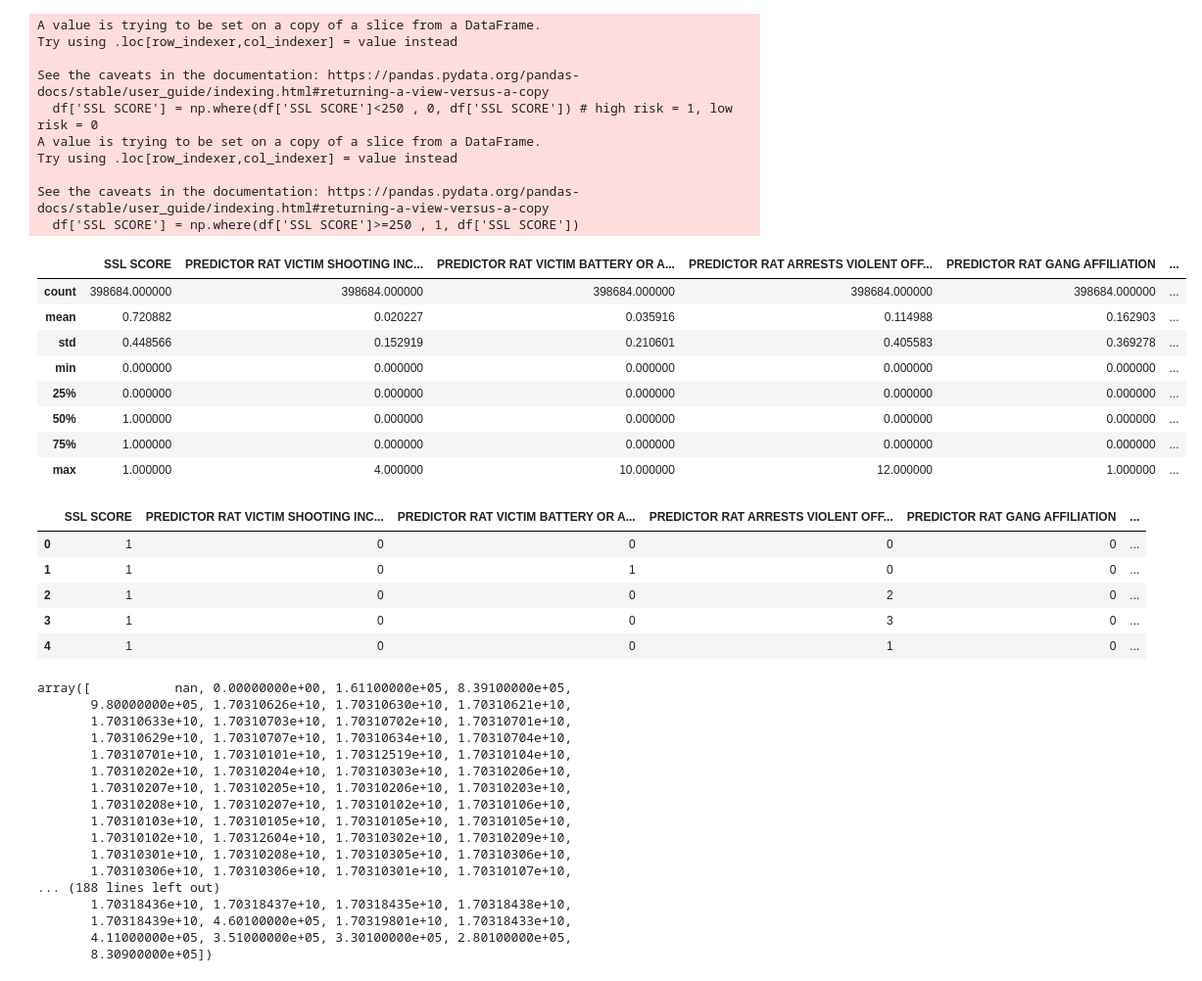
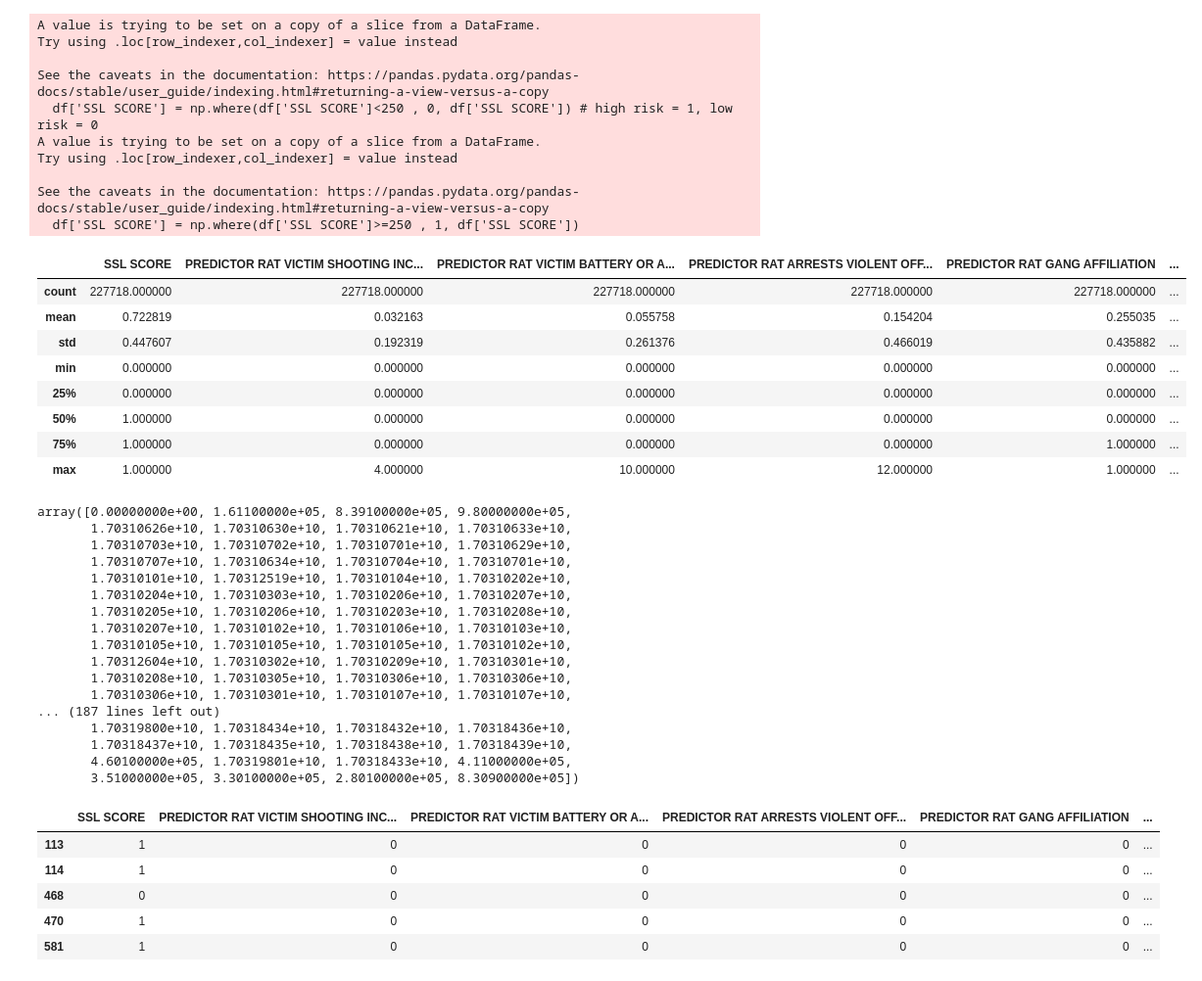
Before and after one commit to avasdowney/predictive_policing_thesis, a Jupyter notebook: preprocess/preprocess_models.ipynb, the cells around one changed output. Shown: that part at 98% size. Saved outputs shown, nothing was run; the diff lists cells and outputs as text; code cells hidden in the pictures.

```diff
--- a/preprocess/preprocess_models.ipynb
+++ b/preprocess/preprocess_models.ipynb
@@ -6,63 +6,63 @@ np.random.seed(1)
 # %%
 # read data
 df = pd.read_csv('../data/Strategic_Subject_List_-_Historical.csv')
 df = df[['SSL SCORE', 'PREDICTOR RAT AGE AT LATEST ARREST', 'PREDICTOR RAT VICTIM SHOOTING INCIDENTS', 'PREDICTOR RAT VICTIM BATTERY OR ASSAULT', 'PREDICTOR RAT ARRESTS VIOLENT OFFENSES', 'PREDICTOR RAT GANG AFFILIATION', 'PREDICTOR RAT NARCOTIC ARRESTS', 'PREDICTOR RAT TREND IN CRIMINAL ACTIVITY', 'PREDICTOR RAT UUW ARRESTS', 'CENSUS TRACT']]
 df['SSL SCORE'] = np.where(df['SSL SCORE']<250 , 0, df['SSL SCORE']) # high risk = 1, low risk = 0
 df['SSL SCORE'] = np.where(df['SSL SCORE']>=250 , 1, df['SSL SCORE'])
-df.dropna()
+df = df.dropna()
 df.describe()
 # %% [output]
 A value is trying to be set on a copy of a slice from a DataFrame.
 Try using .loc[row_indexer,col_indexer] = value instead
 
 See the caveats in the documentation: https://pandas.pydata.org/pandas-docs/stable/user_guide/indexing.html#returning-a-view-versus-a-copy
   df['SSL SCORE'] = np.where(df['SSL SCORE']<250 , 0, df['SSL SCORE']) # high risk = 1, low risk = 0
 A value is trying to be set on a copy of a slice from a DataFrame.
 Try using .loc[row_indexer,col_indexer] = value instead
 
 See the caveats in the documentation: https://pandas.pydata.org/pandas-docs/stable/user_guide/indexing.html#returning-a-view-versus-a-copy
   df['SSL SCORE'] = np.where(df['SSL SCORE']>=250 , 1, df['SSL SCORE'])
 |  | SSL SCORE | PREDICTOR RAT VICTIM SHOOTING INC... | PREDICTOR RAT VICTIM BATTERY OR A... | PREDICTOR RAT ARRESTS VIOLENT OFF... | PREDICTOR RAT GANG AFFILIATION | ... |
-| count | 398684.000000 | 398684.000000 | 398684.000000 | 398684.000000 | 398684.000000 | ... |
-| mean | 0.720882 | 0.020227 | 0.035916 | 0.114988 | 0.162903 | ... |
-| std | 0.448566 | 0.152919 | 0.210601 | 0.405583 | 0.369278 | ... |
+| count | 227718.000000 | 227718.000000 | 227718.000000 | 227718.000000 | 227718.000000 | ... |
+| mean | 0.722819 | 0.032163 | 0.055758 | 0.154204 | 0.255035 | ... |
+| std | 0.447607 | 0.192319 | 0.261376 | 0.466019 | 0.435882 | ... |
 | min | 0.000000 | 0.000000 | 0.000000 | 0.000000 | 0.000000 | ... |
 | 25% | 0.000000 | 0.000000 | 0.000000 | 0.000000 | 0.000000 | ... |
 | 50% | 1.000000 | 0.000000 | 0.000000 | 0.000000 | 0.000000 | ... |
-| 75% | 1.000000 | 0.000000 | 0.000000 | 0.000000 | 0.000000 | ... |
+| 75% | 1.000000 | 0.000000 | 0.000000 | 0.000000 | 1.000000 | ... |
 | max | 1.000000 | 4.000000 | 10.000000 | 12.000000 | 1.000000 | ... |
 # %%
 # One-hot encode the data using pandas get_dummies
 df = pd.get_dummies(df)
-df.head()
 # %% [output]
-|  | SSL SCORE | PREDICTOR RAT VICTIM SHOOTING INC... | PREDICTOR RAT VICTIM BATTERY OR A... | PREDICTOR RAT ARRESTS VIOLENT OFF... | PREDICTOR RAT GANG AFFILIATION | ... |
-| 0 | 1 | 0 | 0 | 0 | 0 | ... |
-| 1 | 1 | 0 | 1 | 0 | 0 | ... |
-| 2 | 1 | 0 | 0 | 2 | 0 | ... |
-| 3 | 1 | 0 | 0 | 3 | 0 | ... |
-| 4 | 1 | 0 | 0 | 1 | 0 | ... |
+array([0.00000000e+00, 1.61100000e+05, 8.39100000e+05, 9.80000000e+05,
+       1.70310626e+10, 1.70310630e+10, 1.70310621e+10, 1.70310633e+10,
+       1.70310703e+10, 1.70310702e+10, 1.70310701e+10, 1.70310629e+10,
+       1.70310707e+10, 1.70310634e+10, 1.70310704e+10, 1.70310701e+10,
+       1.70310101e+10, 1.70312519e+10, 1.70310104e+10, 1.70310202e+10,
+       1.70310204e+10, 1.70310303e+10, 1.70310206e+10, 1.70310207e+10,
+       1.70310205e+10, 1.70310206e+10, 1.70310203e+10, 1.70310208e+10,
+       1.70310207e+10, 1.70310102e+10, 1.70310106e+10, 1.70310103e+10,
+       1.70310105e+10, 1.70310105e+10, 1.70310105e+10, 1.70310102e+10,
+       1.70312604e+10, 1.70310302e+10, 1.70310209e+10, 1.70310301e+10,
+       1.70310208e+10, 1.70310305e+10, 1.70310306e+10, 1.70310306e+10,
+       1.70310306e+10, 1.70310301e+10, 1.70310107e+10, 1.70310107e+10,
+... (187 lines left out)
+       1.70319800e+10, 1.70318434e+10, 1.70318432e+10, 1.70318436e+10,
+       1.70318437e+10, 1.70318435e+10, 1.70318438e+10, 1.70318439e+10,
+       4.60100000e+05, 1.70319801e+10, 1.70318433e+10, 4.11000000e+05,
+       3.51000000e+05, 3.30100000e+05, 2.80100000e+05, 8.30900000e+05])
 # %%
 # with census tract
 df.to_csv('../data/preprocessed_tract.csv', index=False)
+df.head()
 # %% [output]
-array([           nan, 0.00000000e+00, 1.61100000e+05, 8.39100000e+05,
-       9.80000000e+05, 1.70310626e+10, 1.70310630e+10, 1.70310621e+10,
-       1.70310633e+10, 1.70310703e+10, 1.70310702e+10, 1.70310701e+10,
-       1.70310629e+10, 1.70310707e+10, 1.70310634e+10, 1.70310704e+10,
-       1.70310701e+10, 1.70310101e+10, 1.70312519e+10, 1.70310104e+10,
-       1.70310202e+10, 1.70310204e+10, 1.70310303e+10, 1.70310206e+10,
-       1.70310207e+10, 1.70310205e+10, 1.70310206e+10, 1.70310203e+10,
-       1.70310208e+10, 1.70310207e+10, 1.70310102e+10, 1.70310106e+10,
-       1.70310103e+10, 1.70310105e+10, 1.70310105e+10, 1.70310105e+10,
-       1.70310102e+10, 1.70312604e+10, 1.70310302e+10, 1.70310209e+10,
-       1.70310301e+10, 1.70310208e+10, 1.70310305e+10, 1.70310306e+10,
-       1.70310306e+10, 1.70310306e+10, 1.70310301e+10, 1.70310107e+10,
-... (188 lines left out)
-       1.70318436e+10, 1.70318437e+10, 1.70318435e+10, 1.70318438e+10,
-       1.70318439e+10, 4.60100000e+05, 1.70319801e+10, 1.70318433e+10,
-       4.11000000e+05, 3.51000000e+05, 3.30100000e+05, 2.80100000e+05,
-       8.30900000e+05])
+|  | SSL SCORE | PREDICTOR RAT VICTIM SHOOTING INC... | PREDICTOR RAT VICTIM BATTERY OR A... | PREDICTOR RAT ARRESTS VIOLENT OFF... | PREDICTOR RAT GANG AFFILIATION | ... |
+| 113 | 1 | 0 | 0 | 0 | 0 | ... |
+| 114 | 1 | 0 | 0 | 0 | 0 | ... |
+| 468 | 0 | 0 | 0 | 0 | 0 | ... |
+| 470 | 1 | 0 | 0 | 0 | 0 | ... |
+| 581 | 1 | 0 | 0 | 0 | 0 | ... |
 # %%
 # without census tract
 df = df.drop(['CENSUS TRACT'], axis=1)
```
Also changed, not shown: parts of 1 cell of this notebook, 9 other files.
